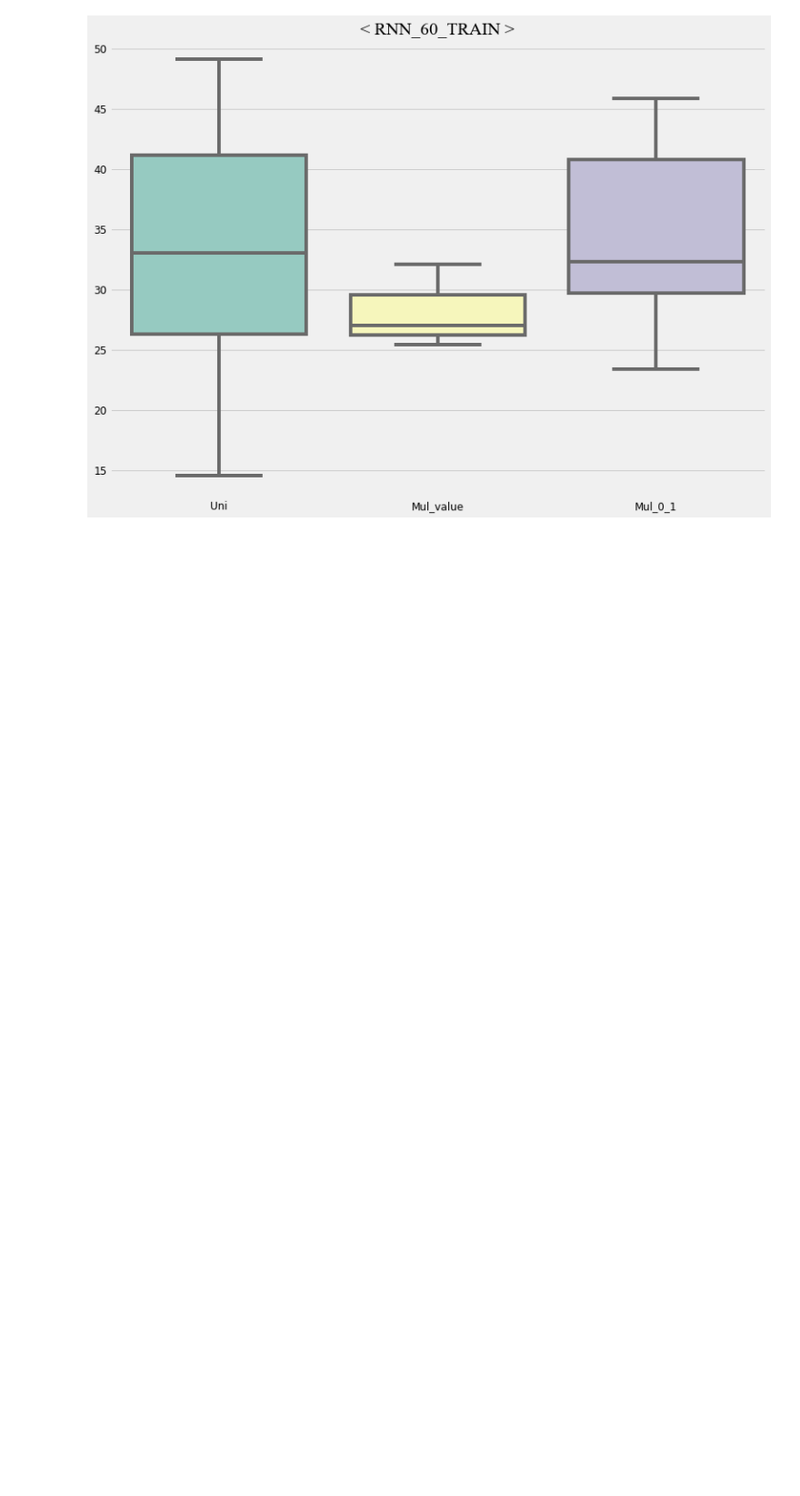
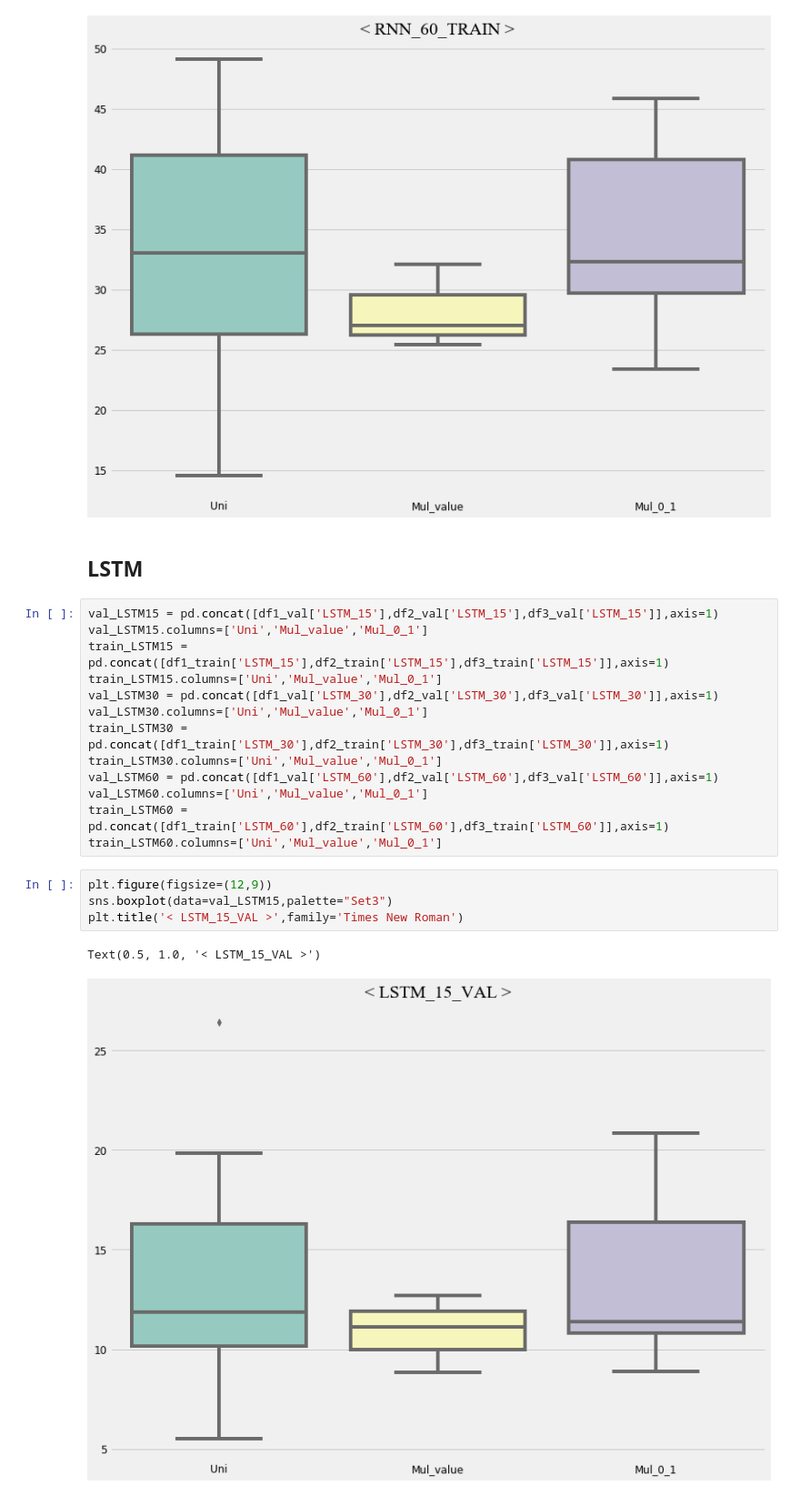
Before and after one commit to dongsikchoi/Blood-Glucose-Prediction-LSTM, a Jupyter notebook: 2021_01_19_Visualize_boxplot.ipynb, the cells around one changed output. Shown: that part at 91% size. Saved outputs shown, nothing was run; the diff lists cells and outputs as text; blank space fills up the shorter version.

```diff
--- a/2021_01_19_Visualize_boxplot.ipynb
+++ b/2021_01_19_Visualize_boxplot.ipynb
@@ -181,3 +193,25 @@ plt.title('< RNN_60_TRAIN >',family='Times New Roman')
 # %% [output]
 Text(0.5, 1.0, '< RNN_60_TRAIN >')
 [figure]
+# %% [markdown]
+## LSTM
+# %%
+val_LSTM15 = pd.concat([df1_val['LSTM_15'],df2_val['LSTM_15'],df3_val['LSTM_15']],axis=1)
+val_LSTM15.columns=['Uni','Mul_value','Mul_0_1']
+train_LSTM15 = pd.concat([df1_train['LSTM_15'],df2_train['LSTM_15'],df3_train['LSTM_15']],axis=1)
+train_LSTM15.columns=['Uni','Mul_value','Mul_0_1']
+val_LSTM30 = pd.concat([df1_val['LSTM_30'],df2_val['LSTM_30'],df3_val['LSTM_30']],axis=1)
+val_LSTM30.columns=['Uni','Mul_value','Mul_0_1']
+train_LSTM30 = pd.concat([df1_train['LSTM_30'],df2_train['LSTM_30'],df3_train['LSTM_30']],axis=1)
+train_LSTM30.columns=['Uni','Mul_value','Mul_0_1']
+val_LSTM60 = pd.concat([df1_val['LSTM_60'],df2_val['LSTM_60'],df3_val['LSTM_60']],axis=1)
+val_LSTM60.columns=['Uni','Mul_value','Mul_0_1']
+train_LSTM60 = pd.concat([df1_train['LSTM_60'],df2_train['LSTM_60'],df3_train['LSTM_60']],axis=1)
+train_LSTM60.columns=['Uni','Mul_value','Mul_0_1']
+# %%
+plt.figure(figsize=(12,9))
+sns.boxplot(data=val_LSTM15,palette="Set3")
+plt.title('< LSTM_15_VAL >',family='Times New Roman')
+# %% [output]
+Text(0.5, 1.0, '< LSTM_15_VAL >')
+[figure, added]
```
Also changed, not shown: parts of 40 cells of this notebook.
